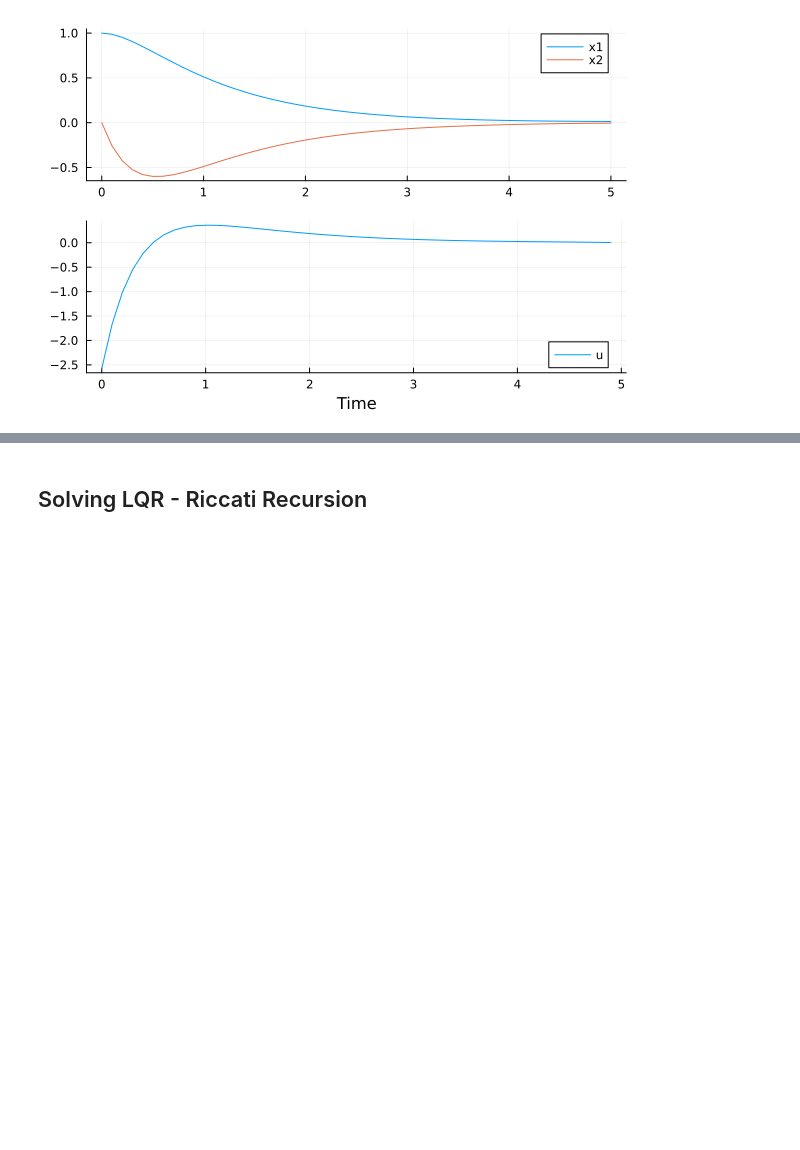
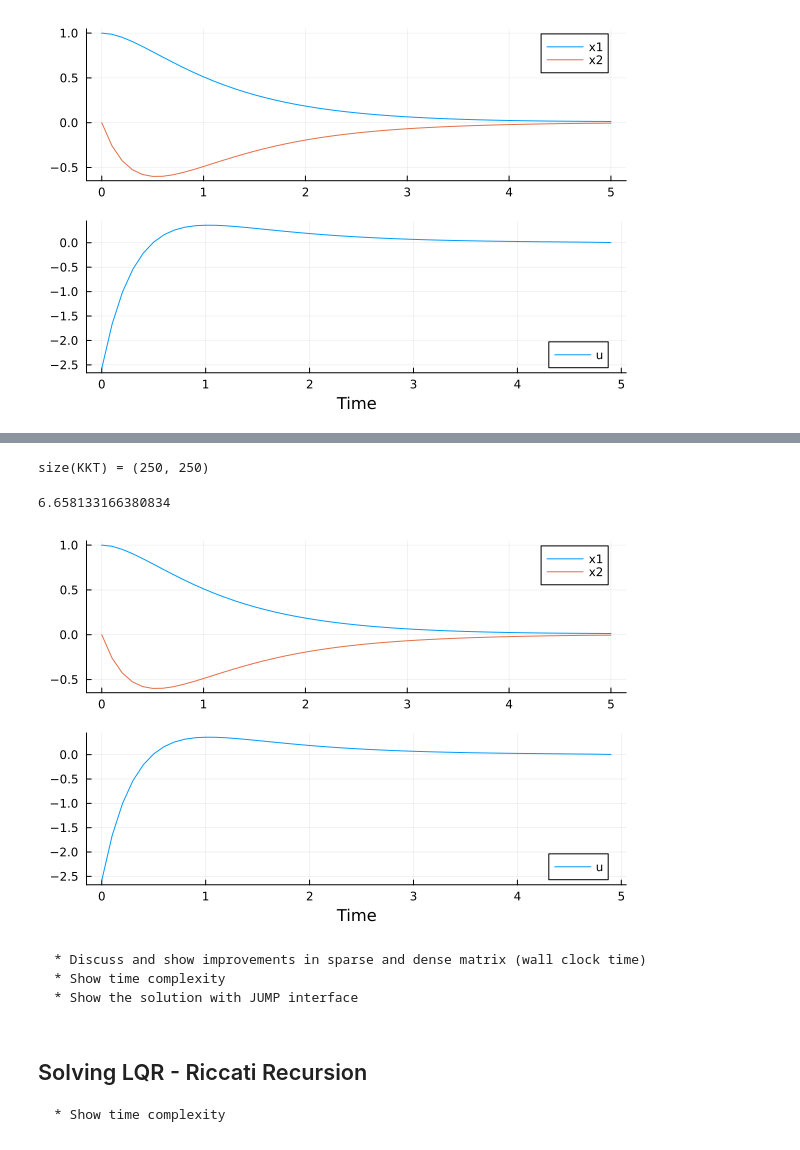
Before and after one commit to justinberi/CMU-16-745, a Jupyter notebook: optimalcontrol/l7_lqr_and_solutions.ipynb, the cells around one changed output, grey strips where cells are left out. Drawn from its saved outputs; the diff is of its cells as text; code cells hidden in the pictures; blank space fills up the shorter version.

````diff
--- a/optimalcontrol/l7_lqr_and_solutions.ipynb
+++ b/optimalcontrol/l7_lqr_and_solutions.ipynb
@@ -229,0 +329,10 @@ plot(p1, p2, layout = l)
+# %%
+# Discrete dynamics
+h = 0.1   # time step
+A = [1 h; 0 1]
+B = [0.5*h*h; h]
+n = 2     # number of state
+m = 1     # number of controls
+Tfinal = 5.0 # final time
+N = Int(Tfinal/h)+1    # number of time steps
+thist = Array(range(0,h*(N-1), step=h));
@@ -230,2 +356,46 @@ plot(p1, p2, layout = l)
+# %%
+# Constraints
+C = kron(I(N-1), [B -I(2)])
+for k = 1:N-2
+    C[(k*n).+(1:n), (k*(n+m)-n).+(1:n)] .= A
+end
+d = [-A*x0; zeros(size(C,1)-n)];
+# %%
+# Solve the linear system
+KKT = [H C'; C zeros(size(C, 1), size(C, 1))]
+@show size(KKT)
+y = KKT \ [zeros(size(H, 1)); d]
+
+# Get state history
+z = y[1:size(H, 1)]   # states and controls [u0,x1,u1,...,xN]
+Z = reshape(z, n + m, N - 1)
+xhist = Z[m+1:end, :]
+xhist = [x0 xhist]
+
+# Get control history
+uhist = Z[1, :];
+J(xhist, uhist)
+# %% [output]
+size(KKT) = (250, 250)
+6.658133166380834
+# %%
+# Plot
+times = range(0,h*(N-1), step=h)
+l = @layout [a ; b]
+p1 = plot(times, xhist', label=["x1" "x2"])
+p2 = plot(times[1:end-1], uhist, label="u", xlabel="Time")
+plot(p1, p2, layout = l)
+# %% [output]
+[figure, added]
+# %% [markdown]
+
+```{admonition} TODO
+* Discuss and show improvements in sparse and dense matrix (wall clock time)
+* Show time complexity
+* Show the solution with JUMP interface
+```
 # %% [markdown]
 ## Solving LQR - Riccati Recursion
+```{admonition} TODO
+* Show time complexity
+```
````
Also changed, not shown: parts of 6 cells of this notebook.
